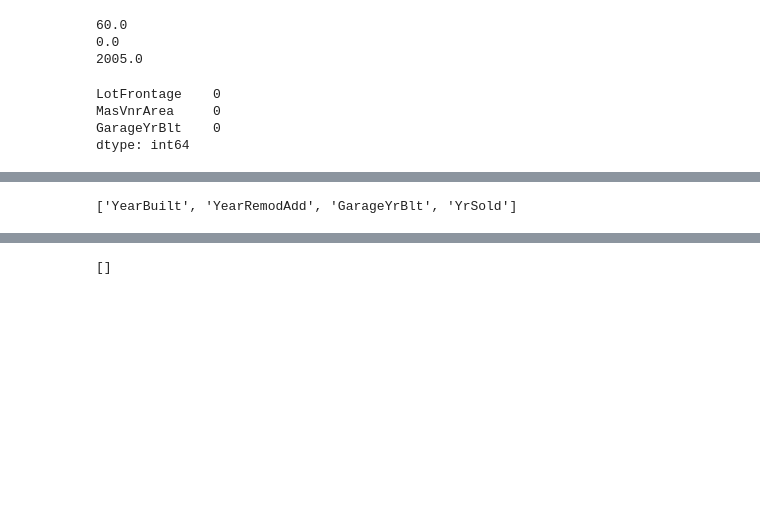
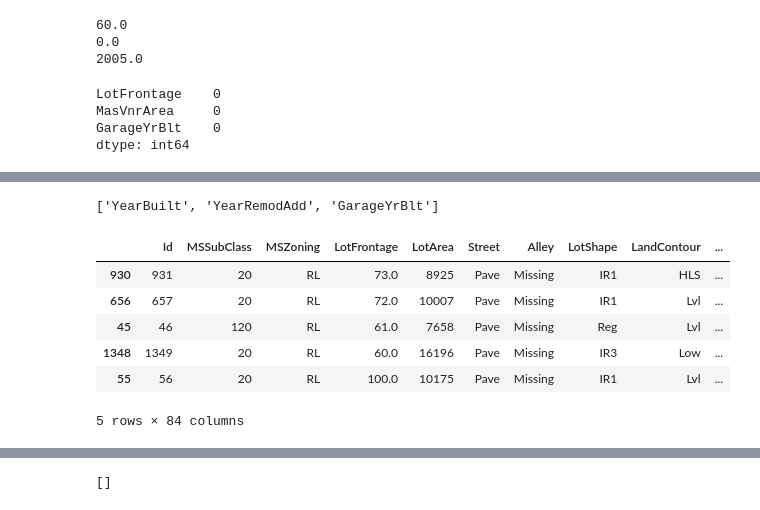
Before and after one commit to mostofa-ahsan/Projects, a Jupyter notebook: Housing Price/Housing_feature_engineering.ipynb, the cells around one changed output, grey strips where cells are left out. Cells and saved outputs as stored; diff of their text form; code cells hidden in the pictures; blank space fills up the shorter version.

```diff
--- a/Housing Price/Housing_feature_engineering.ipynb
+++ b/Housing Price/Housing_feature_engineering.ipynb
@@ -113,15 +113,25 @@ X_train[['LotFrontage_na', 'MasVnrArea_na', 'GarageYrBlt_na']].head()
 def elapsed_year(df,var):
     df[var]=df['YrSold']-df[var]
     return df
-# %%
-year_variables = [i for i in data.columns if 'Year' in i or 'Yr' in i]
-year_variables
-# %% [output]
-['YearBuilt', 'YearRemodAdd', 'GarageYrBlt', 'YrSold']
+# %%
+year_variables = ['YearBuilt', 'YearRemodAdd', 'GarageYrBlt']
+year_variables
+# %% [output]
+['YearBuilt', 'YearRemodAdd', 'GarageYrBlt']
 # %%
 for i in year_variables:
     X_train = elapsed_year(X_train,i)
     X_test = elapsed_year(X_test,i)
+# %%
+X_train.head()
+# %% [output]
+|  | Id | MSSubClass | MSZoning | LotFrontage | LotArea | Street | Alley | LotShape | LandContour | ... |
+| 930 | 931 | 20 | RL | 73.0 | 8925 | Pave | Missing | IR1 | HLS | ... |
+| 656 | 657 | 20 | RL | 72.0 | 10007 | Pave | Missing | IR1 | Lvl | ... |
+| 45 | 46 | 120 | RL | 61.0 | 7658 | Pave | Missing | Reg | Lvl | ... |
+| 1348 | 1349 | 20 | RL | 60.0 | 16196 | Pave | Missing | IR3 | Low | ... |
+| 55 | 56 | 20 | RL | 100.0 | 10175 | Pave | Missing | IR1 | Lvl | ... |
+5 rows × 84 columns
 # %%
 numerical_variables = [i for i in data.columns if data[i].dtypes != 'O' ]
 
```
Also changed, not shown: parts of 14 cells of this notebook.
